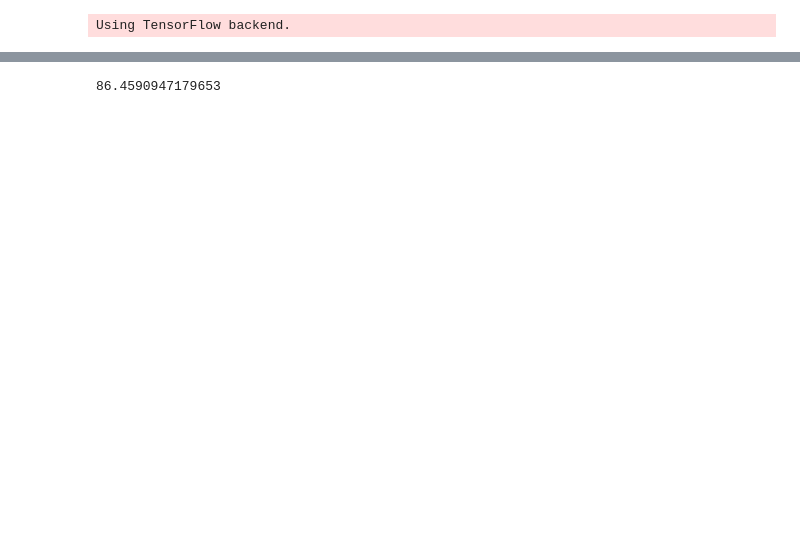
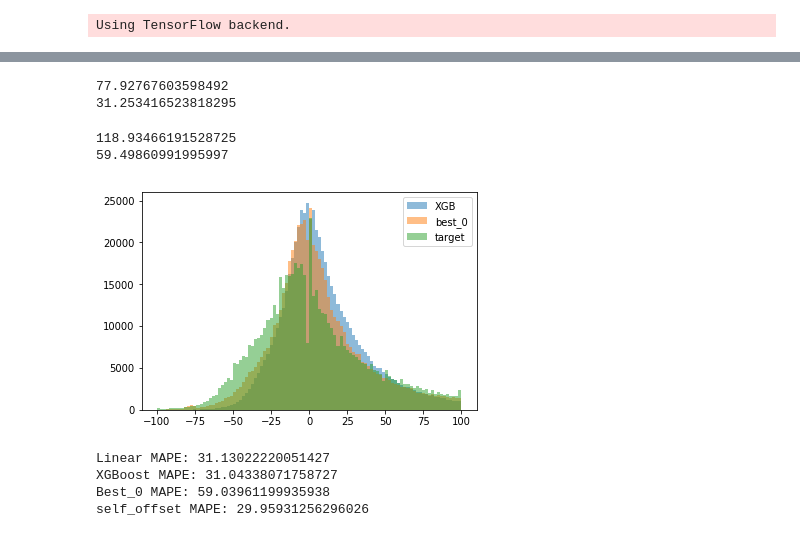
Before and after one commit to gingertom/buses, a Jupyter notebook: Data Exploration/first predictions.ipynb, the cells around one changed output, grey strips where cells are left out. Drawn from its saved outputs; the diff is of its cells as text; code cells hidden in the pictures; blank space fills up the shorter version.

Commit message:
Lots of work trying to improve and understand predictions.

```diff
--- a/Data Exploration/first predictions.ipynb
+++ b/Data Exploration/first predictions.ipynb
@@ -93,14 +128,10 @@ stop_events['best_4'] = stop_events[['offset_timestamp', '4']].apply(best, axis=
-# %%
-stop_events['best_5'] = stop_events[['offset_timestamp', '5']].apply(best, axis=1)
-stop_events['best_6'] = stop_events[['offset_timestamp', '6']].apply(best, axis=1)
-stop_events['best_7'] = stop_events[['offset_timestamp', '7']].apply(best, axis=1)
-stop_events['best_8'] = stop_events[['offset_timestamp', '8']].apply(best, axis=1)
-stop_events['best_9'] = stop_events[['offset_timestamp', '9']].apply(best, axis=1)
-# %%
-stop_events = stop_events.replace([np.nan, -np.inf], 0)
 # %%
-train_matrix = stop_events[stop_events['train']][['line_distance', 'to_centre_dist', 'direction_degrees', 'best_0', 'best_1', 'best_2', 'best_3', 'best_4', 'best_5', 'best_6', 'best_7', 'best_8', 'best_9', '30', '31', '32', '33', '34', '35', '36', '37', '38', '39']].values
+# train_matrix = stop_events[stop_events['train']][['line_distance', 'to_centre_dist', 'direction_degrees', 'best_0', 'best_1', 'best_2', 'best_3', 'best_4', 'best_5', 'best_6', 'best_7', 'best_8', 'best_9', '30', '31', '32', '33', '34', '35', '36', '37', '38', '39']].values
+train_matrix = stop_events[stop_events['train']][['arrival_hour', 'line_distance', 'to_centre_dist', 'direction_degrees', 'best_0', '30', 'self_offset', 'rain']]
 train_target = stop_events[stop_events['train']]['diff_percent_full_segment_and_median_by_segment_code_and_hour_and_day'].values
 
-test_matrix = stop_events[stop_events['test']][['line_distance', 'to_centre_dist', 'direction_degrees', 'best_0', 'best_1', 'best_2', 'best_3', 'best_4', 'best_5', 'best_6', 'best_7', 'best_8', 'best_9', '30', '31', '32', '33', '34', '35', '36', '37', '38', '39']].values
+# test_matrix = stop_events[stop_events['test']][['line_distance', 'to_centre_dist', 'direction_degrees', 'best_0', 'best_1', 'best_2', 'best_3', 'best_4', 'best_5', 'best_6', 'best_7', 'best_8', 'best_9', '30', '31', '32', '33', '34', '35', '36', '37', '38', '39']].values
+test_matrix = stop_events[stop_events['test']][['arrival_hour', 'line_distance', 'to_centre_dist', 'direction_degrees', 'best_0', '30', 'self_offset', 'rain']]
 test_target = stop_events[stop_events['test']]['diff_percent_full_segment_and_median_by_segment_code_and_hour_and_day'].values
+
+test_target = np.nan_to_num(test_target)
@@ -141,7 +172,7 @@ print(rmse_lr)
 # %%
 data_dmatrix = xgb.DMatrix(data=train_matrix,label=train_target)
 # %%
-xg_reg = xgb.XGBRegressor(objective ='reg:linear', booster='gblinear', max_depth=15)
+xg_reg = xgb.XGBRegressor(objective ='reg:linear', eval_metric='mae', booster='gblinear', n_jobs=8, max_depth=5)
 # %%
 xg_reg.fit(train_matrix, train_target)
 # %% [output]
@@ -250,4 +287,6 @@ rmse_NN = np.sqrt(mean_squared_error(test_target, scaler_target.inverse_transfor
 # %%
 print(rmse_NN)
+print(mae_NN)
 # %% [output]
-86.4590947179653
+77.92767603598492
+31.253416523818295
@@ -253,0 +296,20 @@ print(rmse_NN)
+# %%
+print(rmse_best_0)
+print(mae_best_0)
+# %% [output]
+118.93466191528725
+59.49860991995997
+# %%
+# plt.hist(scaler_target.inverse_transform(test_y_scaled), alpha=0.5, bins=100, label="NN", range=(-100, 100))
+plt.hist(xg_reg.predict(test_matrix), bins=100, label="XGB", alpha=0.5,  range=(-100, 100))
+# plt.hist(reg.predict(test_matrix), bins=100, label="Linear", alpha=0.5,  range=(-100, 100))
+plt.hist(stop_events[stop_events['test']]['best_0'], bins=100, alpha=0.5,  label="best_0", range=(-100, 100))
+# plt.hist(stop_events['diff_percent_full_segment_and_median_by_segment_code_and_hour_and_day'], bins=200, label="target", range=(-100, 100))
+# plt.hist(train_target, bins=200, label="train", range=(-100, 100))
+plt.hist(test_target, bins=100, label="target", alpha=0.5,  range=(-100, 100))
+# plt.yscale("log")
+plt.legend()
+
+plt.show()
+# %% [output]
+[figure, added]
@@ -253,0 +346,15 @@ print(rmse_NN)
+# %%
+print(f"Linear MAPE: {MAPE(predict_reg, stop_events[stop_events['test']]['full_duration'])}")
+
+print(f"XGBoost MAPE: {MAPE(predict_xg, stop_events[stop_events['test']]['full_duration'])}")
+
+print(f"NN MAPE: {MAPE(predict_NN, stop_events[stop_events['test']]['full_duration'])}")
+
+print(f"Best_0 MAPE: {MAPE(predict_best_0, stop_events[stop_events['test']]['full_duration'])}")
+
+print(f"self_offset MAPE: {MAPE(predict_self_offset, stop_events[stop_events['test']]['full_duration'])}")
+# %% [output]
+Linear MAPE: 31.13022220051427
+XGBoost MAPE: 31.04338071758727
+Best_0 MAPE: 59.03961199935938
+self_offset MAPE: 29.95931256296026
```
Also changed, not shown: parts of 59 cells of this notebook.
